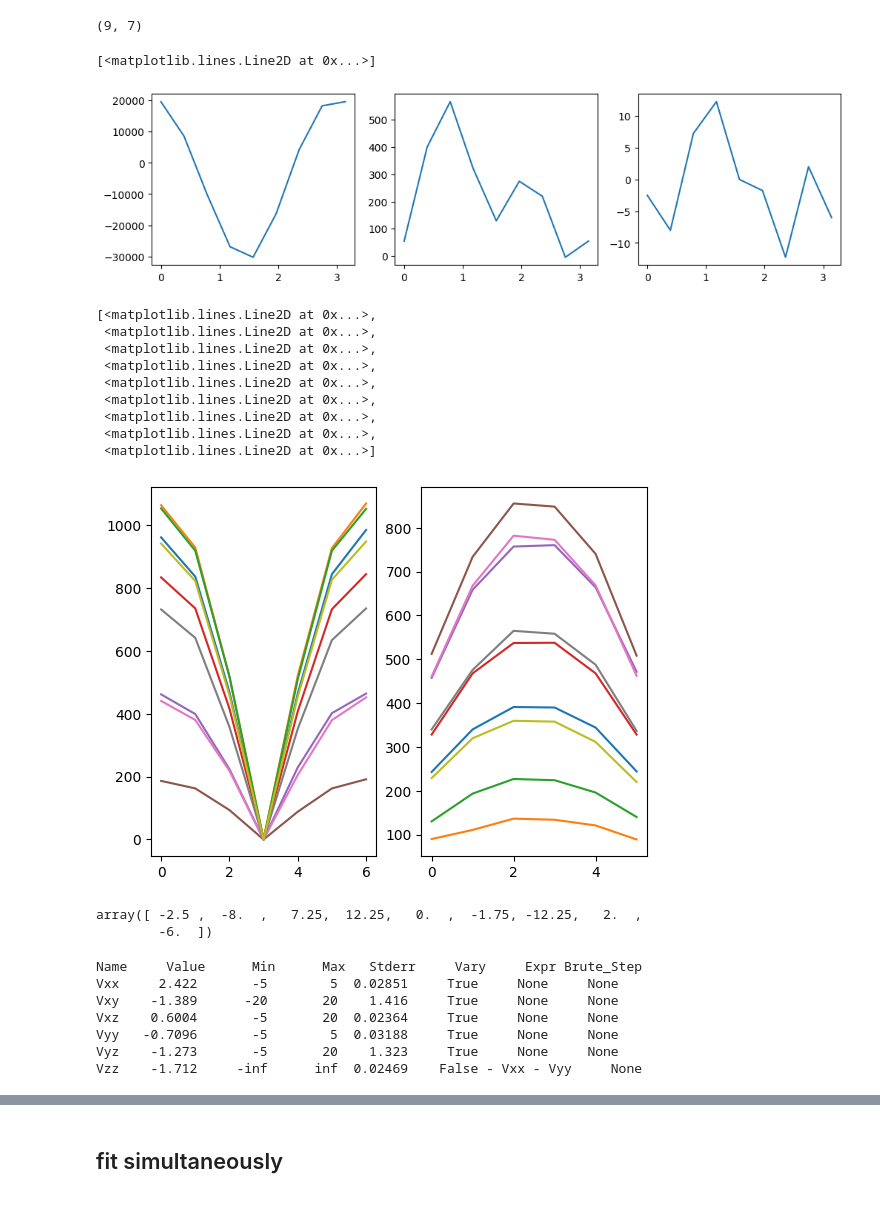
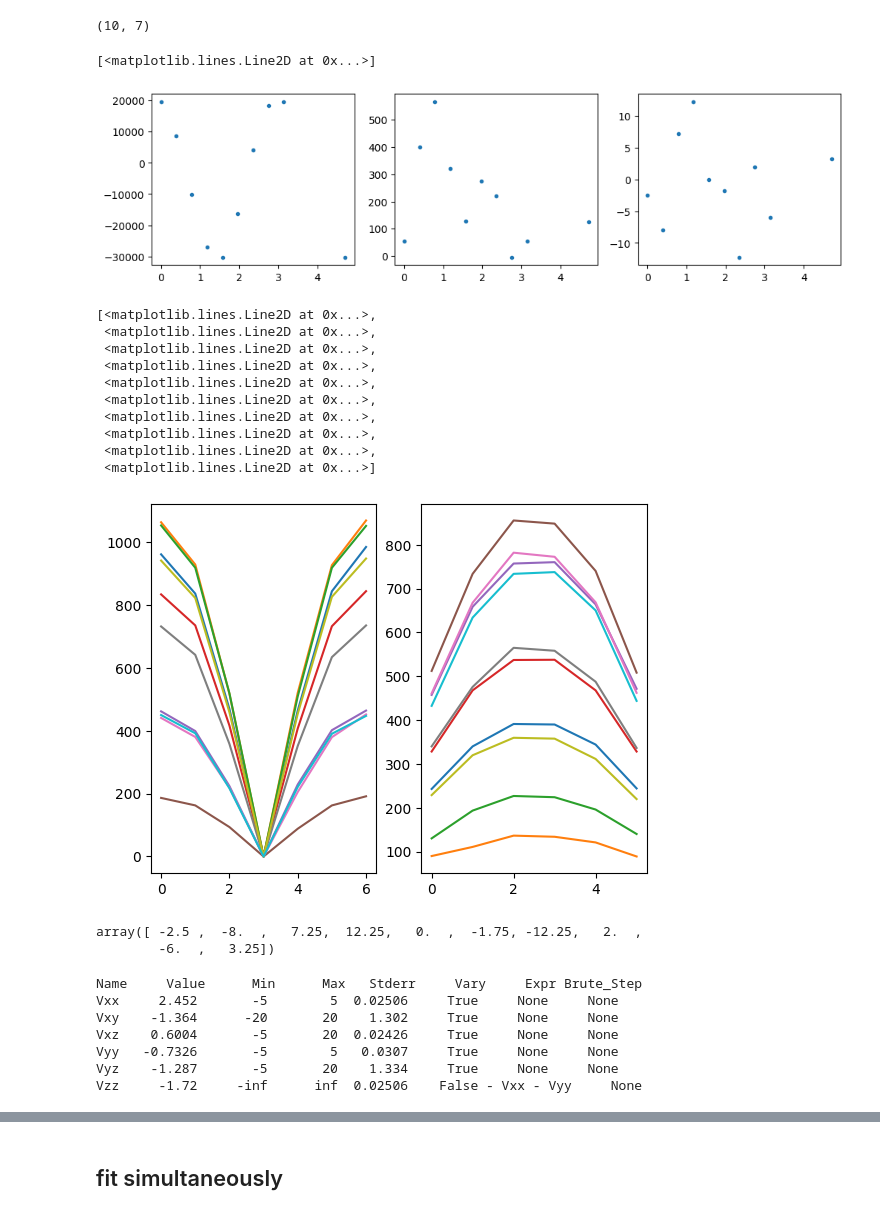
Before and after one commit to arjenvaartjes/Psyduck, a Jupyter notebook: examples/quadrupole modeling/extracting_quadrupole_tensor_few_angles.ipynb, the cells around one changed output, grey strips where cells are left out. Drawn from its saved outputs; the diff is of its cells as text; code cells hidden in the pictures.

```diff
--- a/examples/quadrupole modeling/extracting_quadrupole_tensor_few_angles.ipynb
+++ b/examples/quadrupole modeling/extracting_quadrupole_tensor_few_angles.ipynb
@@ -64,9 +64,10 @@ nmr = np.array([
     [4999724, 4982724, 4965998, 4949547, 4933377, 4917481, 4901852],
     [5104750, 5108384, 5112255, 5116361, 5120679, 5125222, 5129953],
     [5097951, 5116198, 5134431, 5152658, 5170888, 5189117, 5207340],
-    [5175598, 5195010, 5214485, 5234018, 5253596, 5273241, 5292925]
+    [5175598, 5195010, 5214485, 5234018, 5253596, 5273241, 5292925],
+    [4979715, 4949215, 4918833, 4888579, 4858463, 4828463, 4798594]
 ])
-thetas = np.array([0, 22.5, 45, 67.5, 90, 112.5, 135, 157.5, 180])/180*np.pi
+thetas = np.array([0, 22.5, 45, 67.5, 90, 112.5, 135, 157.5, 180, 270])/180*np.pi
 fq_1_measured = np.mean(np.diff(nmr, axis=1), axis=1)
 fq_2_measured = np.mean(np.diff(np.diff(nmr, axis=1), axis=1), axis=1)
 fq_3_measured = np.mean(np.diff(np.diff(np.diff(nmr, axis=1), axis=1), axis=1), axis=1)
@@ -79,8 +80,8 @@ f_ner1_measured = 0.5*np.array([
     [1/2681059, 1/3073828, 1/5336330, 0, 1/5658708, 1/3075752, 1/2609055],
     [1/1133288, 1/1313658, 1/2285002, 0, 1/2434721, 1/1315950, 1/1105150],
     [ 1/682572,  1/778685, 1/1394757, 0, 1/1420564,  1/787685,  1/679665],
-    [ 1/530590,  1/607428, 1/1088738, 0,  1/1100366,  1/604772,  1/526999]
-
+    [ 1/530590,  1/607428, 1/1088738, 0,  1/1100366,  1/604772,  1/526999],
+    [1/1110162, 1/1274370, 1/2301357, 0, 1/2259099, 1/1279664, 1/1116843]
 ]) * 1e9
 # c = 1/0.5
 f_ner2_measured = 0.5/np.array([
@@ -92,21 +93,22 @@ f_ner2_measured = 0.5/np.array([
     [976274, 681467, 584440, 589394, 675320, 983801],
     [1084931, 748730, 639388, 647135, 747695, 1081884],
     [1471040, 1051061, 885124, 895757, 1025554, 1486298],
-    [2185740, 1563971, 1390545, 1398118, 1606166, 2275523]
+    [2185740, 1563971, 1390545, 1398118, 1606166, 2275523],
+    [1156223, 788733, 681452, 677784, 768879 , 1126634]
 ]) * 1e9
-lqse_measured = np.array([167.239, 120.834, -0.684, -105.872, -149.260, -72.705, 43.519, 132.189, 152.620])
+lqse_measured = np.array([167.239, 120.834, -0.684, -105.872, -149.260, -72.705, 43.519, 132.189, 152.620, -141.744])
 # %%
 nmr.shape
 # %% [output]
-(9, 7)
+(10, 7)
 # %%
 fig, ax = plt.subplots(1,3, figsize=(12,3))
-ax[0].plot(thetas, fq_1_measured)
-ax[1].plot(thetas, fq_2_measured)
-ax[2].plot(thetas, fq_3_measured)
+ax[0].plot(thetas, fq_1_measured, '.')
+ax[1].plot(thetas, fq_2_measured, '.')
+ax[2].plot(thetas, fq_3_measured, '.')
 # %% [output]
 [<matplotlib.lines.Line2D at 0x...>]
-[figure, old version]
+[figure, new version]
 # %%
 fig, ax = plt.subplots(1,2)
 ax[0].plot(f_ner1_measured.T)
@@ -120,8 +122,9 @@ ax[1].plot(f_ner2_measured.T)
  <matplotlib.lines.Line2D at 0x...>,
  <matplotlib.lines.Line2D at 0x...>,
  <matplotlib.lines.Line2D at 0x...>,
+ <matplotlib.lines.Line2D at 0x...>,
  <matplotlib.lines.Line2D at 0x...>]
-[figure, old version]
+[figure, new version]
 # %%
 B0 = np.mean(nmr[0])/GAMMA_NUCLEAR
 
@@ -170,7 +173,7 @@ def lqse(theta, Vxx, Vyy, Vzz, Vxy, Vyz, Vxz, E_x, E_y, E_z, scale_dc=1.0, **kwa
 fq_3_measured
 # %% [output]
 array([ -2.5 ,  -8.  ,   7.25,  12.25,   0.  ,  -1.75, -12.25,   2.  ,
-        -6.  ])
+        -6.  ,   3.25])
 # %%
 
 def residual(params):
@@ -202,12 +205,12 @@ result = minimize(residual, params, method='leastsq')
 result.params.pretty_print()
 # %% [output]
 Name     Value      Min      Max   Stderr     Vary     Expr Brute_Step
-Vxx     2.422       -5        5  0.02851     True     None     None
-Vxy    -1.389      -20       20    1.416     True     None     None
-Vxz    0.6004       -5       20  0.02364     True     None     None
-Vyy   -0.7096       -5        5  0.03188     True     None     None
-Vyz    -1.273       -5       20    1.323     True     None     None
-Vzz    -1.712     -inf      inf  0.02469    False - Vxx - Vyy     None
+Vxx     2.452       -5        5  0.02506     True     None     None
+Vxy    -1.364      -20       20    1.302     True     None     None
+Vxz    0.6004       -5       20  0.02426     True     None     None
+Vyy   -0.7326       -5        5   0.0307     True     None     None
+Vyz    -1.287       -5       20    1.334     True     None     None
+Vzz     -1.72     -inf      inf  0.02506    False - Vxx - Vyy     None
 # %%
 result
 # %% [output]
```
Also changed, not shown: parts of 9 cells of this notebook.
